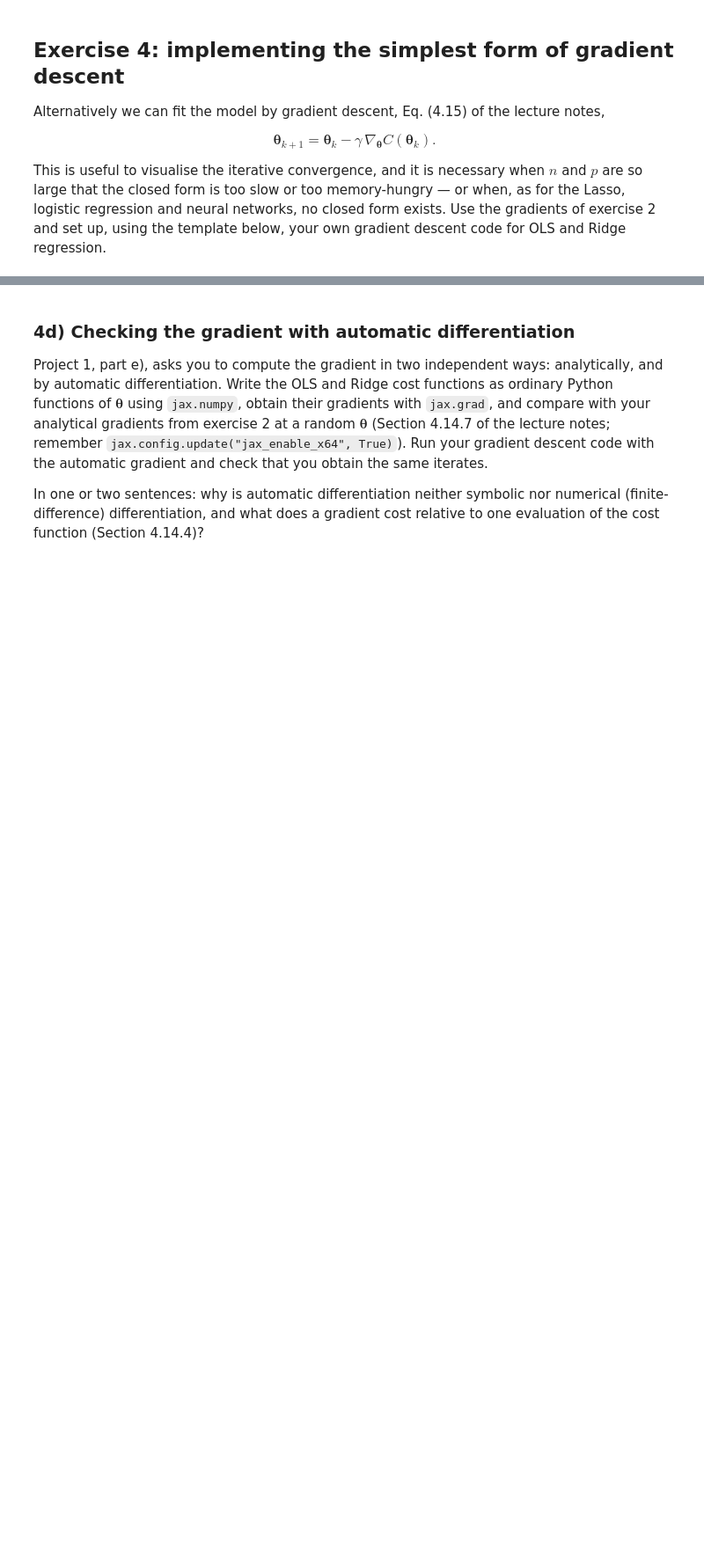
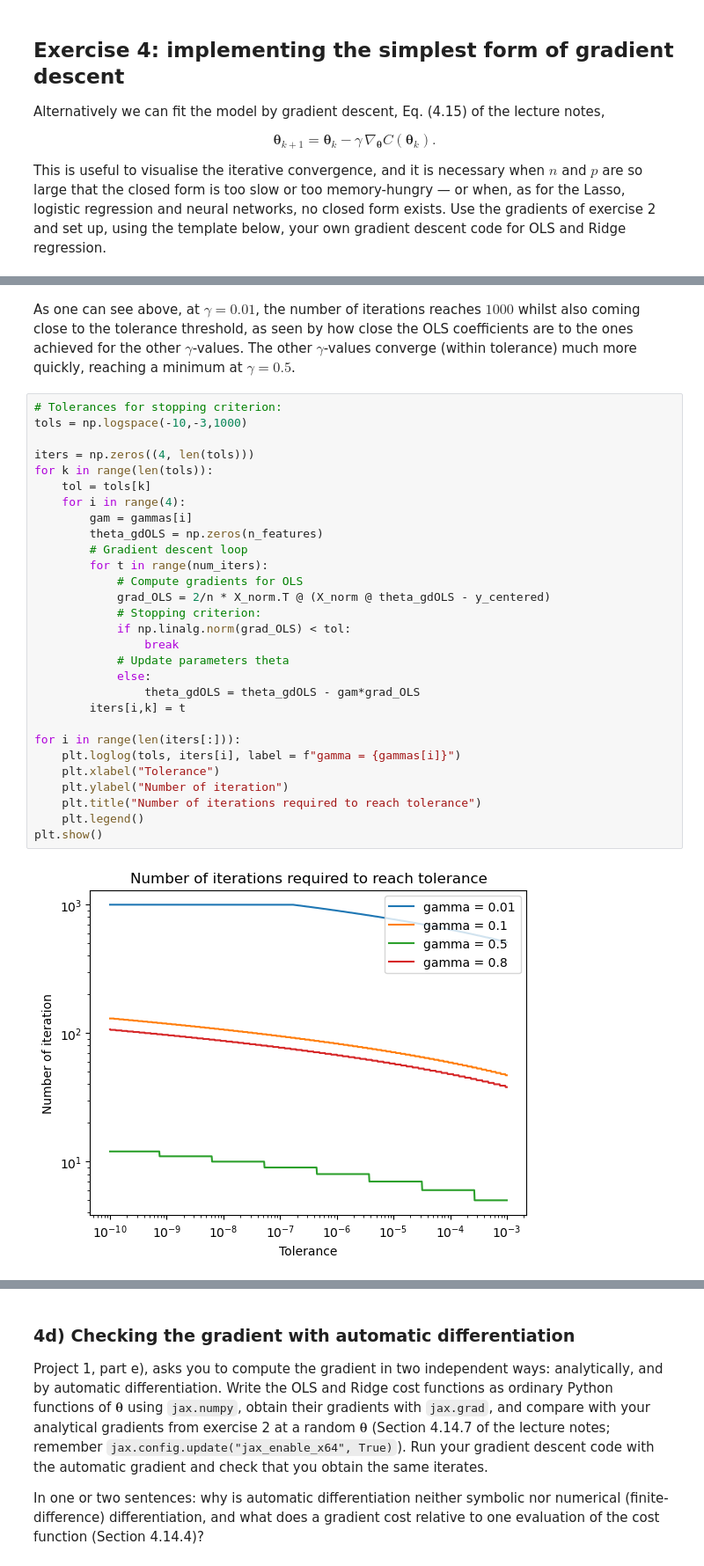
Before and after one commit to carlpd/FYS-STK, a Jupyter notebook: Weekly Excercises/exercisesweek37.ipynb, the cells around one changed output, grey strips where cells are left out. Shown at 88% size. Cells and saved outputs as stored; diff of their text form; blank space fills up the shorter version.

```diff
--- a/Weekly Excercises/exercisesweek37.ipynb
+++ b/Weekly Excercises/exercisesweek37.ipynb
@@ -435,0 +430,33 @@ more, and in what sense?
+# %% [markdown]
+As one can see above, at $\gamma = 0.01$, the number of iterations reaches $1000$ whilst also coming close to the tolerance threshold, as seen by how close the OLS coefficients are to the ones achieved for the other $\gamma$-values. The other $\gamma$-values converge (within tolerance) much more quickly, reaching a minimum at $\gamma = 0.5$.
+# %%
+# Tolerances for stopping criterion:
+tols = np.logspace(-10,-3,1000)
+
+iters = np.zeros((4, len(tols)))
+for k in range(len(tols)):
+    tol = tols[k]
+    for i in range(4):
+        gam = gammas[i]
+        theta_gdOLS = np.zeros(n_features)
+        # Gradient descent loop
+        for t in range(num_iters):
+            # Compute gradients for OLS
+            grad_OLS = 2/n * X_norm.T @ (X_norm @ theta_gdOLS - y_centered)
+            # Stopping criterion:
+            if np.linalg.norm(grad_OLS) < tol:
+                break
+            # Update parameters theta
+            else:
+                theta_gdOLS = theta_gdOLS - gam*grad_OLS
+        iters[i,k] = t
+
+for i in range(len(iters[:])):
+    plt.loglog(tols, iters[i], label = f"gamma = {gammas[i]}")
+    plt.xlabel("Tolerance")
+    plt.ylabel("Number of iteration")
+    plt.title("Number of iterations required to reach tolerance")
+    plt.legend()
+plt.show()
+# %% [output]
+[figure, added]
```
Also changed, not shown: parts of 12 cells of this notebook.
